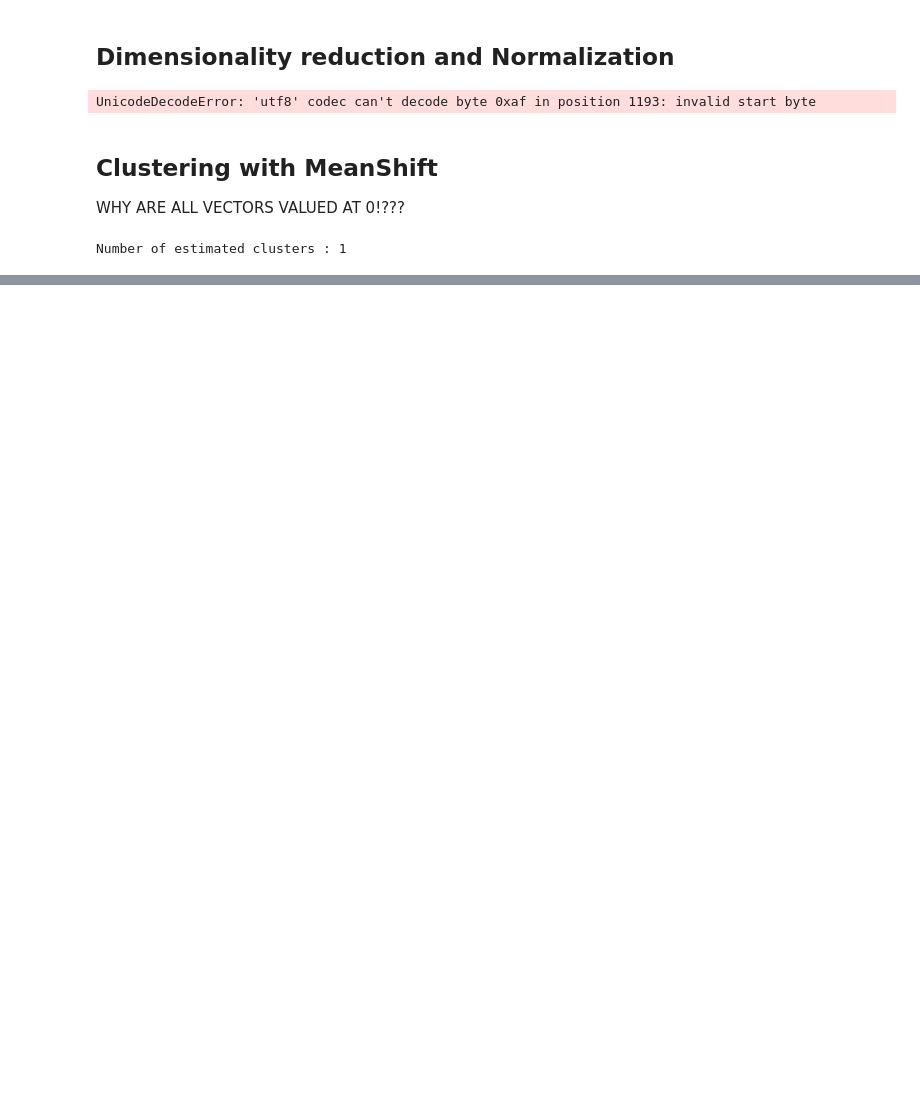
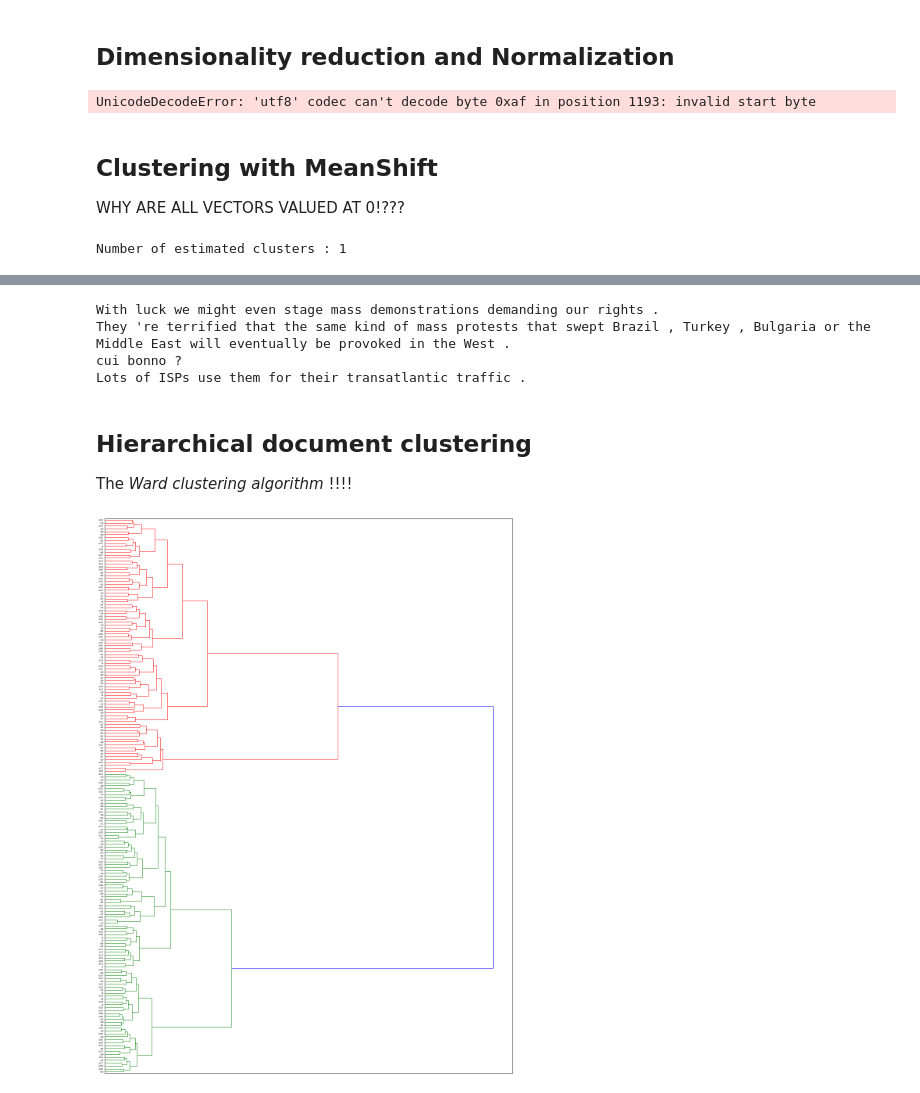
Before and after one commit to betoesquivel/onforums-testdataextractor, a Jupyter notebook: TestDataExtractor.ipynb, the cells around one changed output, grey strips where cells are left out. Cells and saved outputs as stored; diff of their text form; code cells hidden in the pictures; blank space fills up the shorter version.

```diff
--- a/TestDataExtractor.ipynb
+++ b/TestDataExtractor.ipynb
@@ -217,0 +306,5 @@ Number of estimated clusters : 1
+# %%
+from sklearn.metrics.pairwise import cosine_similarity
+dist = 1 - cosine_similarity(tfidf_matrix)
+dist_frame = pd.DataFrame(dist)
+print dist
@@ -217,0 +427,33 @@ Number of estimated clusters : 1
+# %%
+print article['sentences']['s93']
+print article['sentences']['s150']
+print article['sentences']['s114']
+print article['sentences']['s110']
+# %% [output]
+With luck we might even stage mass demonstrations demanding our rights .
+They 're terrified that the same kind of mass protests that swept Brazil , Turkey , Bulgaria or the Middle East will eventually be provoked in the West .
+cui bonno ?
+Lots of ISPs use them for their transatlantic traffic .
+# %% [markdown]
+## Hierarchical document clustering
+The *Ward clustering algorithm* !!!!
+# %%
+from scipy.cluster.hierarchy import ward, dendrogram
+linkage_matrix = ward(dist) #define the linkage_matrix
+# using ward clustering pre-computed distances
+
+fig, ax = plt.subplots(figsize=(15,20)) # set size
+ax = dendrogram(linkage_matrix, orientation="right", labels=["s{0}".format(x) for x in range(190)])
+
+plt.tick_params(\
+               axis = 'x',
+               which ='both',
+               bottom ='off',
+               top = 'off',
+               labelbottom = 'off')
+
+plt.tight_layout()
+
+plt.savefig('ward_clusters.png', dpi=200)
+# %% [output]
+[figure, added]
```
Also changed, not shown: parts of 27 cells of this notebook, 5 other files.
